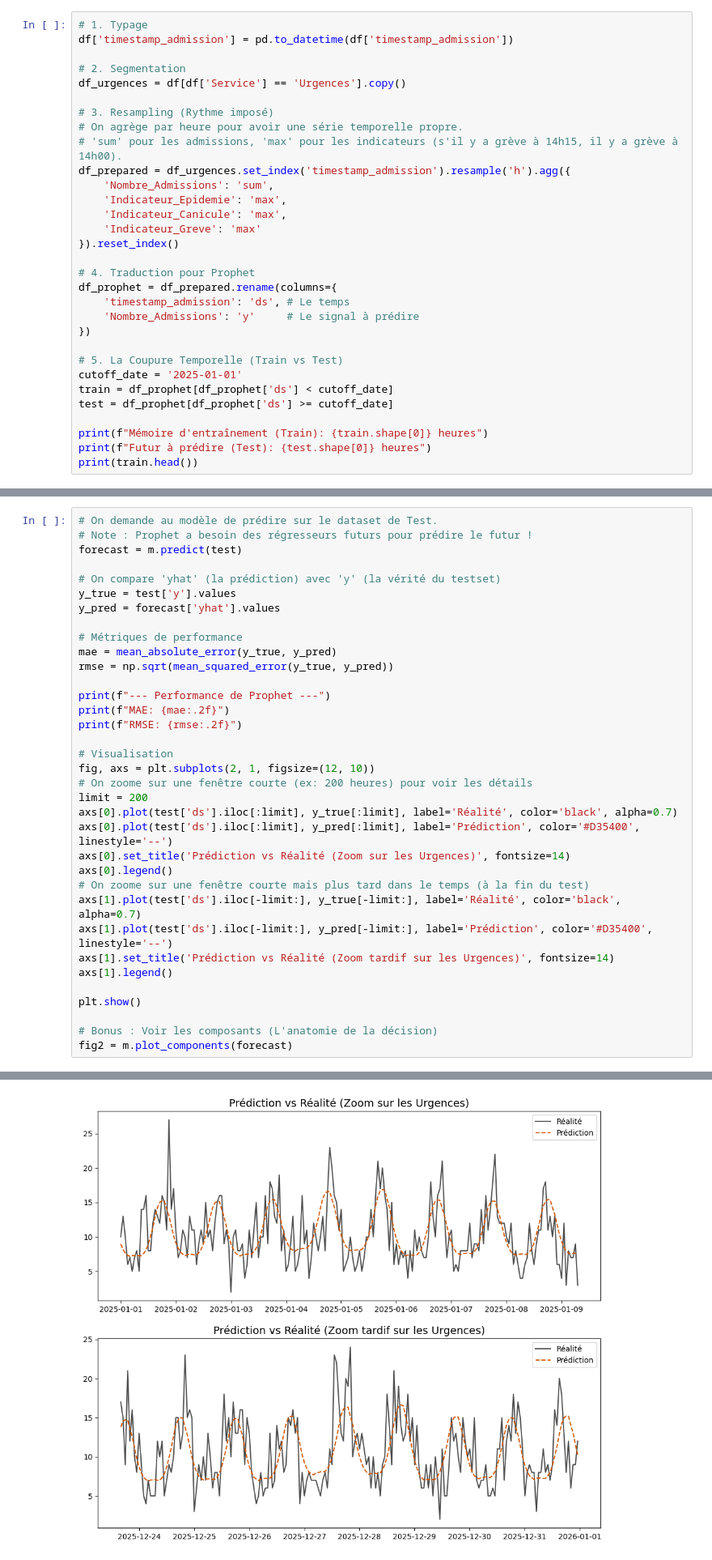
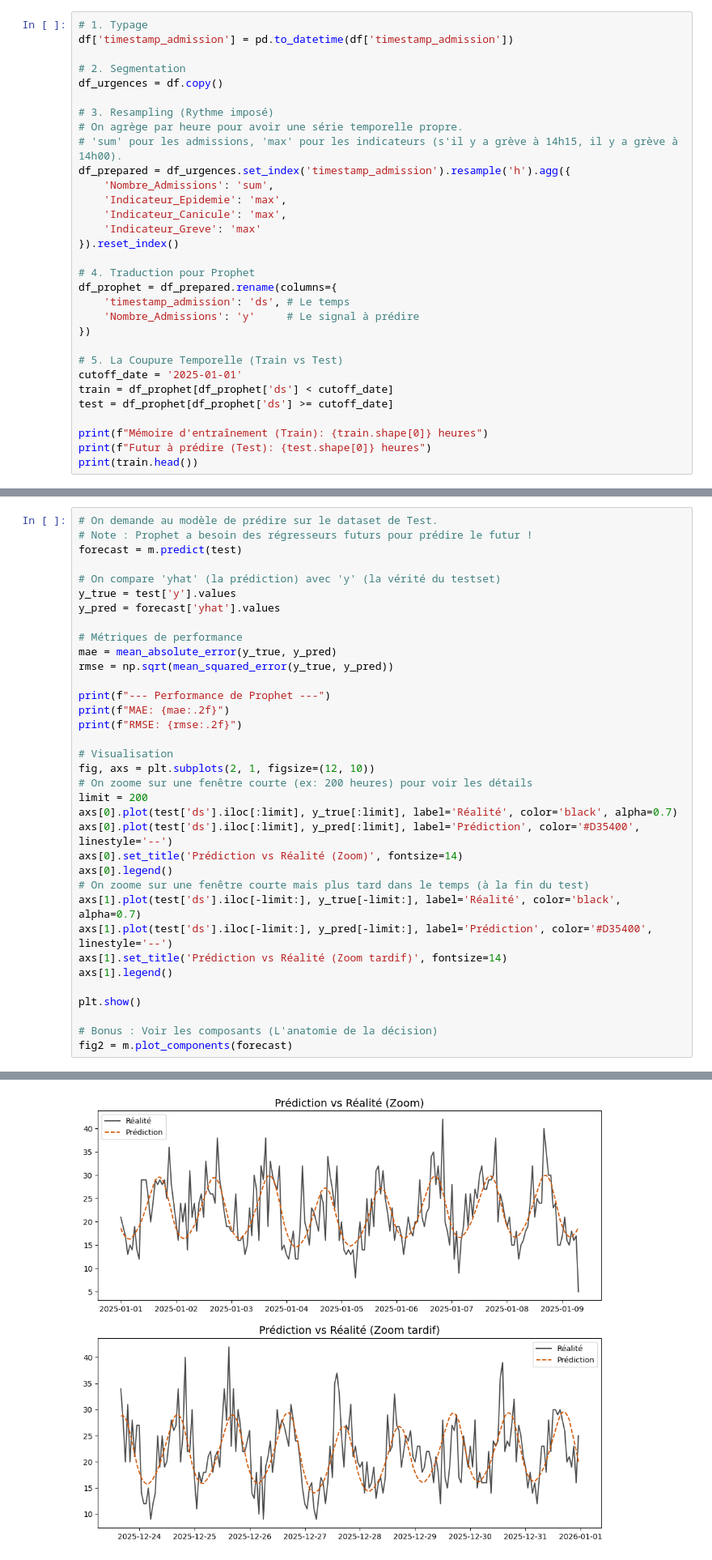
Before and after one commit to MiloBonbaril/DATA-smartcare-analytics, a Jupyter notebook: Modeling.ipynb, the cells around one changed output, grey strips where cells are left out. Shown at 81% size. Cells and saved outputs as stored; diff of their text form.

```diff
--- a/Modeling.ipynb
+++ b/Modeling.ipynb
@@ -33,7 +33,7 @@ memory usage: 43.3+ MB
 df['timestamp_admission'] = pd.to_datetime(df['timestamp_admission'])
 
 # 2. Segmentation
-df_urgences = df[df['Service'] == 'Urgences'].copy()
+df_urgences = df.copy()
 
 # 3. Resampling (Rythme imposé)
 # On agrège par heure pour avoir une série temporelle propre.
@@ -133,12 +133,12 @@ fig, axs = plt.subplots(2, 1, figsize=(12, 10))
 limit = 200
 axs[0].plot(test['ds'].iloc[:limit], y_true[:limit], label='Réalité', color='black', alpha=0.7)
 axs[0].plot(test['ds'].iloc[:limit], y_pred[:limit], label='Prédiction', color='#D35400', linestyle='--')
-axs[0].set_title('Prédiction vs Réalité (Zoom sur les Urgences)', fontsize=14)
+axs[0].set_title('Prédiction vs Réalité (Zoom)', fontsize=14)
 axs[0].legend()
 # On zoome sur une fenêtre courte mais plus tard dans le temps (à la fin du test)
 axs[1].plot(test['ds'].iloc[-limit:], y_true[-limit:], label='Réalité', color='black', alpha=0.7)
 axs[1].plot(test['ds'].iloc[-limit:], y_pred[-limit:], label='Prédiction', color='#D35400', linestyle='--')
-axs[1].set_title('Prédiction vs Réalité (Zoom tardif sur les Urgences)', fontsize=14)
+axs[1].set_title('Prédiction vs Réalité (Zoom tardif)', fontsize=14)
 axs[1].legend()
 
 plt.show()
@@ -152 +152 @@ RMSE: 3.37
-[figure, old version]
+[figure, new version]
```
Also changed, not shown: parts of 12 cells of this notebook.
